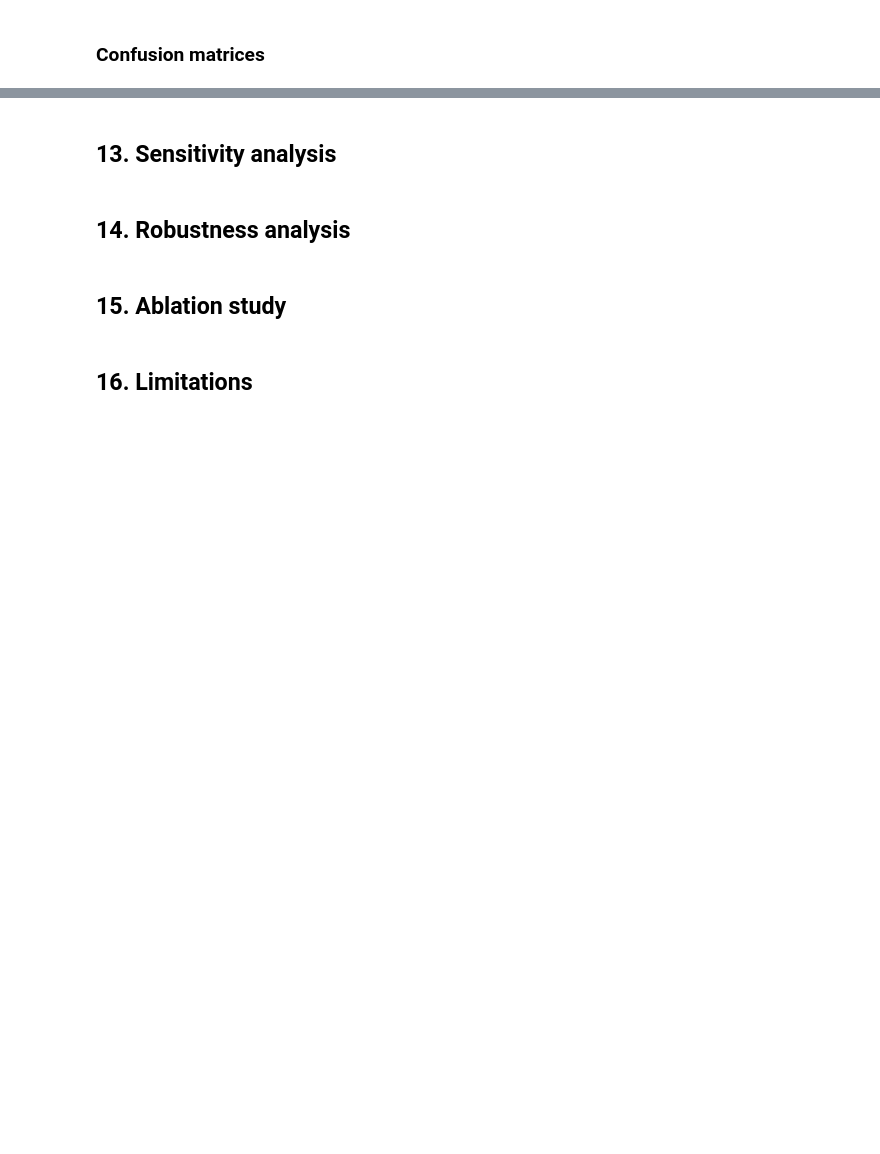
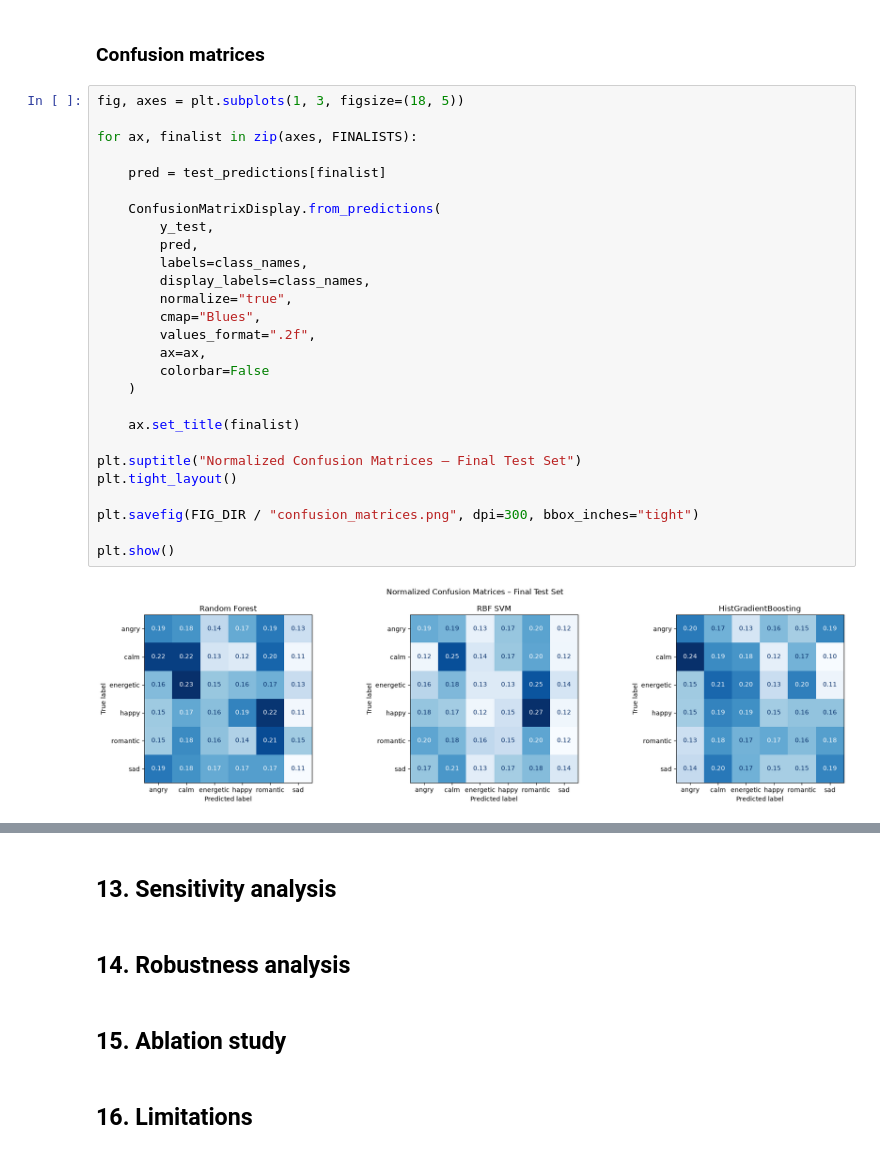
Before and after one commit to justinseeuoit/machine-learning-course-project, a Jupyter notebook: notebooks/3.0-experiments.ipynb, the cells around one changed output, grey strips where cells are left out. Saved outputs shown, nothing was run; the diff lists cells and outputs as text; blank space fills up the shorter version.

```diff
--- a/notebooks/3.0-experiments.ipynb
+++ b/notebooks/3.0-experiments.ipynb
@@ -919,2 +1041,31 @@ Saved: reports\phase_results\main_results_table.csv
 # %% [markdown]
 ### Confusion matrices
+# %%
+fig, axes = plt.subplots(1, 3, figsize=(18, 5))
+
+for ax, finalist in zip(axes, FINALISTS):
+
+    pred = test_predictions[finalist]
+
+    ConfusionMatrixDisplay.from_predictions(
+        y_test,
+        pred,
+        labels=class_names,
+        display_labels=class_names,
+        normalize="true",
+        cmap="Blues",
+        values_format=".2f",
+        ax=ax,
+        colorbar=False
+    )
+
+    ax.set_title(finalist)
+
+plt.suptitle("Normalized Confusion Matrices – Final Test Set")
+plt.tight_layout()
+
+plt.savefig(FIG_DIR / "confusion_matrices.png", dpi=300, bbox_inches="tight")
+
+plt.show()
+# %% [output]
+[figure, added]
```
Also changed, not shown: parts of 11 cells of this notebook, 10 other files.
